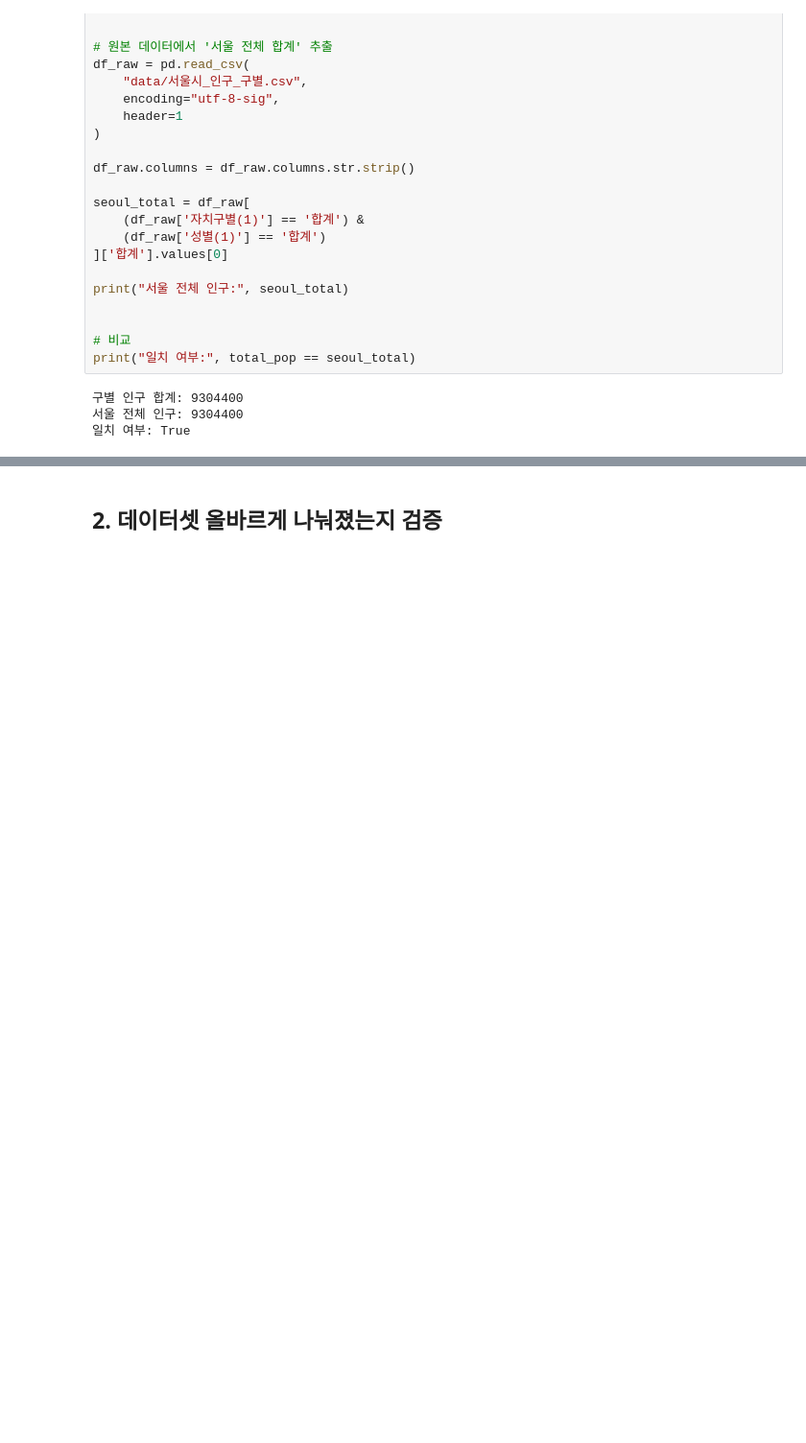
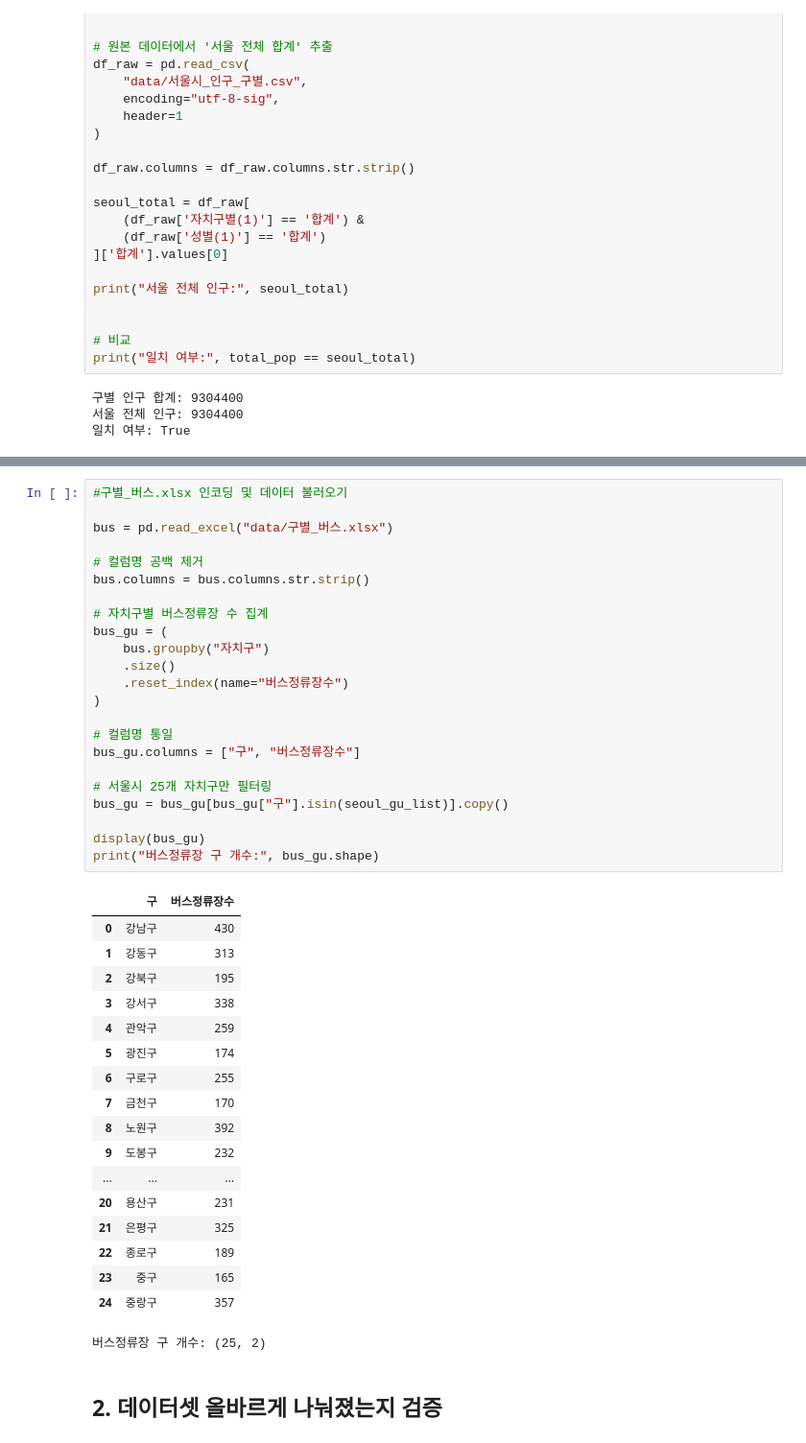
Before and after one commit to JiunShin1214/Social_Project, a Jupyter notebook: Social_project.ipynb, the cells around one changed output, grey strips where cells are left out. Shown at 96% size. Cells and saved outputs as stored; diff of their text form; blank space fills up the shorter version.

```diff
--- a/Social_project.ipynb
+++ b/Social_project.ipynb
@@ -280,3 +330,45 @@ print("지하철 구 개수:", subway_gu.shape)
+# %%
+#구별_버스.xlsx 인코딩 및 데이터 불러오기
+
+bus = pd.read_excel("data/구별_버스.xlsx")
+
+# 컬럼명 공백 제거
+bus.columns = bus.columns.str.strip()
+
+# 자치구별 버스정류장 수 집계
+bus_gu = (
+    bus.groupby("자치구")
+    .size()
+    .reset_index(name="버스정류장수")
+)
+
+# 컬럼명 통일
+bus_gu.columns = ["구", "버스정류장수"]
+
+# 서울시 25개 자치구만 필터링
+bus_gu = bus_gu[bus_gu["구"].isin(seoul_gu_list)].copy()
+
+display(bus_gu)
+print("버스정류장 구 개수:", bus_gu.shape)
+# %% [output]
+|  | 구 | 버스정류장수 |
+| 0 | 강남구 | 430 |
+| 1 | 강동구 | 313 |
+| 2 | 강북구 | 195 |
+| 3 | 강서구 | 338 |
+| 4 | 관악구 | 259 |
+| 5 | 광진구 | 174 |
+| 6 | 구로구 | 255 |
+| 7 | 금천구 | 170 |
+| 8 | 노원구 | 392 |
+| 9 | 도봉구 | 232 |
+| ... | ... | ... |
+| 20 | 용산구 | 231 |
+| 21 | 은평구 | 325 |
+| 22 | 종로구 | 189 |
+| 23 | 중구 | 165 |
+| 24 | 중랑구 | 357 |
+버스정류장 구 개수: (25, 2)
 # %% [markdown]
 ## 2. 데이터셋 올바르게 나눠졌는지 검증
 # %%
```
Also changed, not shown: parts of 35 cells of this notebook, 1 other file.
